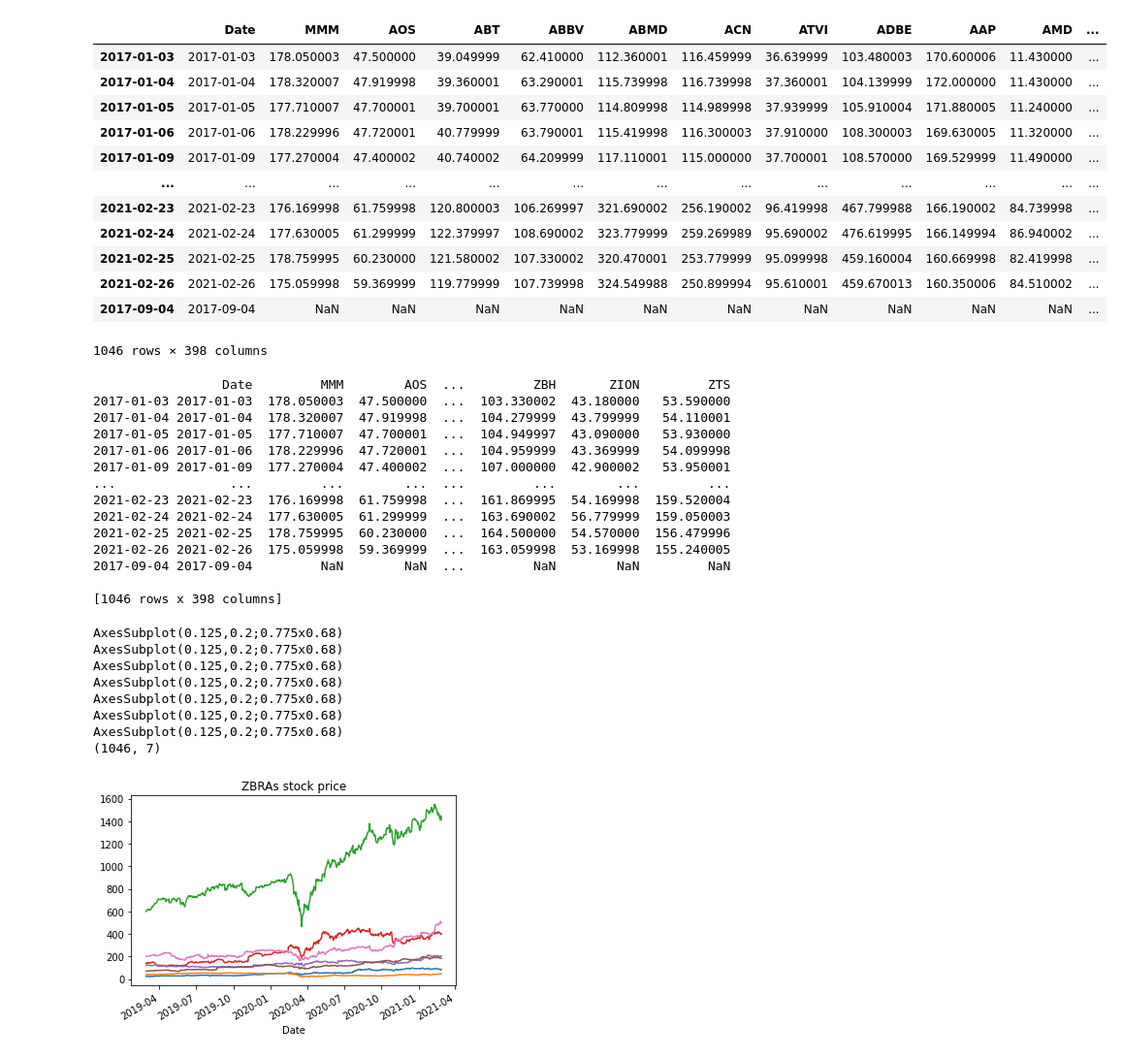
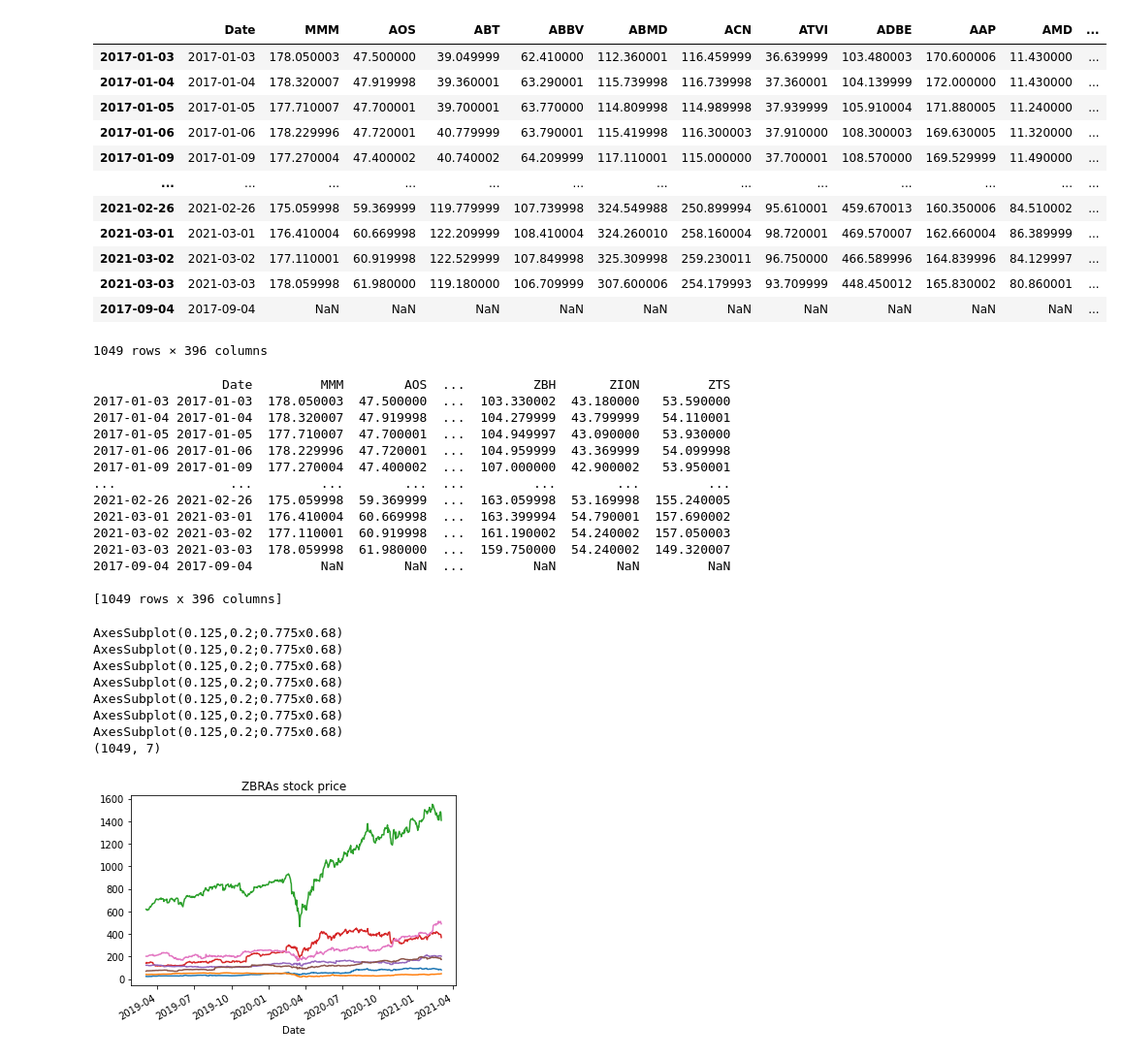
Before and after one commit to xanasa14/Finances, a Jupyter notebook: DownloadingDataYahooFinance.ipynb, the cells around one changed output. Shown: that part at 97% size. Saved outputs shown, nothing was run; the diff lists cells and outputs as text; code cells hidden in the pictures.

```diff
--- a/DownloadingDataYahooFinance.ipynb
+++ b/DownloadingDataYahooFinance.ipynb
@@ -31,10 +31,10 @@ from yahoofinancials import YahooFinancials
 #startDate = "2018-01-02"
 startDate = "2017-01-01"
 
-endDate = "2021-02-27"
+endDate = "2021-03-05"
 companies = [
 'MMM', 'AOS', 'ABT', 'ABBV', 'ABMD', 'ACN', 'ATVI', 'ADBE', 'AAP', 'AMD', 'AES', 'AFL', 'A', 'APD', 'AKAM', 'ALK', 'ALB',
-'ARE', 'ALXN', 'ALGN', 'ALLE', 'LNT', 'ALL',  'GOOGL', 'MO', 'AMZN', 'AMCR', 'AEE', 'AAL', 'AEP', 'AXP', 'AIG', 'AMT', 'AWK', 'AMP', 'ABC', 'AME',
+'ARE', 'ALXN', 'ALGN', 'ALLE', 'LNT', 'ALL',  'GOOGL', 'MO', 'AMZN', 'AMCR', 'AEE', 'AAL', 'AEP', 'AXP', 'AIG', 'AMT', 'AWK', 'AMP', 'AME',
 'AMGN', 'APH', 'ADI', 'ANSS', 'ANTM', 'AON','APA', 'AAPL', 'AMAT', 'APTV', 'ADM', 'ANET', 'AJG', 'AIZ', 'ATO', 'ADSK', 'ADP', 'AZO', 'AVB', 'AVY',
 'BKR', 'BLL', 'BAC', 'BAX', 'BDX', 'BBY', 'BIO', 'BIIB','BLK', 'BA', 'BKNG', 'BWA', 'BXP', 'BSX', 'BMY', 'AVGO', 'BR', 'CHRW', 'COG', 'CDNS',
 'CPB', 'COF', 'CAH', 'KMX', 'CCL', 'CAT', 'CBOE', 'CBRE', 'CDW', 'CE', 'CNC', 'CNP', 'LUMN','CERN','CF','SCHW', 'CHTR', 'CVX', 'CMG', 'CB',
@@ -50,8 +50,8 @@ companies = [
 'OXY','ODFL','OMC','OKE','ORCL', 'PCAR', 'PKG', 'PH', 'PAYX', 'PAYC', 'PYPL', 'PNR', 'PBCT', 'PEP', 'PKI','PRGO','PFE','PM','PSX','PNW','PXD',
 'PNC','PPG','PPL','PFG','PG','PGR','PLD','PEG','PSA','PHM','PVH','QRVO','QCOM','PWR', 'DGX', 'RL', 'RJF', 'SLG', 'SNA', 'SO','LUV','SWK','SBUX',
 'STT','STE','SYK','SIVB','SYF','SNPS','SYY','TMUS','TROW','TTWO', 'TPR', 'TGT', 'TEL', 'FTI','TDY','TFX','TXN','TXT','TDG','TFC','TWTR','TYL',
-'TSN', 'USB', 'UDR', 'ULTA', 'UNP', 'UAL', 'UNH', 'UPS', 'URI', 'UHS', 'UNM', 'VLO', 'VAR', 'VTR', 'VRSN','VRSK','VZ','VRTX','VFC','V','VNO',
-'VMC', 'WRB', 'WAB', 'WBA', 'WMT', 'WM', 'WAT', 'WEC', 'WFC', 'WELL', 'WST', 'WDC', 'W', 'WRK', 'WY', 'WHR', 'WMB', 'WLTW', 'WYNN', 'XEL',
+'TSN', 'USB', 'UDR', 'UL', 'UNP', 'UAL', 'UNH', 'UPS', 'URI', 'UHS', 'UNM', 'VLO', 'VAR', 'VTR', 'VRSN','VRSK','VZ','VRTX','VFC','V','VNO',
+'VMC', 'WRB', 'WAB', 'WBA', 'WMT', 'WM', 'WAT', 'WEC', 'WFC', 'WELL', 'WST', 'WDC', 'W', 'WY', 'WHR', 'WMB', 'WLTW', 'WYNN', 'XEL',
 'XRX', 'XLNX', 'XYL', 'YUM', 'ZBRA', 'ZBH', 'ZION', 'ZTS'
 ]
 
@@ -61,39 +61,39 @@ for company in companies:
                       start=startDate,
                       end=endDate,
                       progress=False)
   tsla_df = tsla_df.drop(columns=['Open', 'High','Low', 'Volume',"Adj Close"])
   tsla_df = tsla_df.rename(columns={'Close': company})
   tmp = tsla_df[str(company)]
 
   finalData = finalData.append(tmp, ignore_index=True)
 finalData
 finalData = finalData.T # or df2.transpose()
 for i in range(len(companies)):
   finalData = finalData.rename(columns={i: companies[i]})
 
 
 
 
 finalData['Date'] = finalData.index
 col_name="Date"
 first_col = finalData.pop(col_name)
 finalData.insert(0, col_name, first_col)
 finalData.to_csv('/content/drive/MyDrive/YahooData/YahooFinanceData.csv', index = False, header=True)
 finalData
 # %% [output]
 |  | Date | MMM | AOS | ABT | ABBV | ABMD | ACN | ATVI | ADBE | AAP | AMD | ... |
 | 2017-01-03 | 2017-01-03 | 178.050003 | 47.500000 | 39.049999 | 62.410000 | 112.360001 | 116.459999 | 36.639999 | 103.480003 | 170.600006 | 11.430000 | ... |
 | 2017-01-04 | 2017-01-04 | 178.320007 | 47.919998 | 39.360001 | 63.290001 | 115.739998 | 116.739998 | 37.360001 | 104.139999 | 172.000000 | 11.430000 | ... |
 | 2017-01-05 | 2017-01-05 | 177.710007 | 47.700001 | 39.700001 | 63.770000 | 114.809998 | 114.989998 | 37.939999 | 105.910004 | 171.880005 | 11.240000 | ... |
 | 2017-01-06 | 2017-01-06 | 178.229996 | 47.720001 | 40.779999 | 63.790001 | 115.419998 | 116.300003 | 37.910000 | 108.300003 | 169.630005 | 11.320000 | ... |
 | 2017-01-09 | 2017-01-09 | 177.270004 | 47.400002 | 40.740002 | 64.209999 | 117.110001 | 115.000000 | 37.700001 | 108.570000 | 169.529999 | 11.490000 | ... |
 | ... | ... | ... | ... | ... | ... | ... | ... | ... | ... | ... | ... | ... |
-| 2021-02-23 | 2021-02-23 | 176.169998 | 61.759998 | 120.800003 | 106.269997 | 321.690002 | 256.190002 | 96.419998 | 467.799988 | 166.190002 | 84.739998 | ... |
-| 2021-02-24 | 2021-02-24 | 177.630005 | 61.299999 | 122.379997 | 108.690002 | 323.779999 | 259.269989 | 95.690002 | 476.619995 | 166.149994 | 86.940002 | ... |
-| 2021-02-25 | 2021-02-25 | 178.759995 | 60.230000 | 121.580002 | 107.330002 | 320.470001 | 253.779999 | 95.099998 | 459.160004 | 160.669998 | 82.419998 | ... |
 | 2021-02-26 | 2021-02-26 | 175.059998 | 59.369999 | 119.779999 | 107.739998 | 324.549988 | 250.899994 | 95.610001 | 459.670013 | 160.350006 | 84.510002 | ... |
+| 2021-03-01 | 2021-03-01 | 176.410004 | 60.669998 | 122.209999 | 108.410004 | 324.260010 | 258.160004 | 98.720001 | 469.570007 | 162.660004 | 86.389999 | ... |
+| 2021-03-02 | 2021-03-02 | 177.110001 | 60.919998 | 122.529999 | 107.849998 | 325.309998 | 259.230011 | 96.750000 | 466.589996 | 164.839996 | 84.129997 | ... |
+| 2021-03-03 | 2021-03-03 | 178.059998 | 61.980000 | 119.180000 | 106.709999 | 307.600006 | 254.179993 | 93.709999 | 448.450012 | 165.830002 | 80.860001 | ... |
 | 2017-09-04 | 2017-09-04 | NaN | NaN | NaN | NaN | NaN | NaN | NaN | NaN | NaN | NaN | ... |
-1046 rows × 398 columns
+1049 rows × 396 columns
 # %%
 #Check if any Columns have empty values(NAN)
 finalData.sort_values(by=['Date'])
@@ -107,13 +107,13 @@ print(finalData)
 2017-01-06 2017-01-06  178.229996  47.720001  ...  104.959999  43.369999   54.099998
 2017-01-09 2017-01-09  177.270004  47.400002  ...  107.000000  42.900002   53.950001
 ...               ...         ...        ...  ...         ...        ...         ...
-2021-02-23 2021-02-23  176.169998  61.759998  ...  161.869995  54.169998  159.520004
-2021-02-24 2021-02-24  177.630005  61.299999  ...  163.690002  56.779999  159.050003
-2021-02-25 2021-02-25  178.759995  60.230000  ...  164.500000  54.570000  156.479996
 2021-02-26 2021-02-26  175.059998  59.369999  ...  163.059998  53.169998  155.240005
+2021-03-01 2021-03-01  176.410004  60.669998  ...  163.399994  54.790001  157.690002
+2021-03-02 2021-03-02  177.110001  60.919998  ...  161.190002  54.240002  157.050003
+2021-03-03 2021-03-03  178.059998  61.980000  ...  159.750000  54.240002  149.320007
 2017-09-04 2017-09-04         NaN        NaN  ...         NaN        NaN         NaN
 
-[1046 rows x 398 columns]
+[1049 rows x 396 columns]
 # %%
 goodCompanies = ['AMD','AIG','CMG','DXCM','LLY','TGT','ZBRA']
 for company in goodCompanies[:len(goodCompanies)]:
@@ -131,7 +131,7 @@ AxesSubplot(0.125,0.2;0.775x0.68)
 AxesSubplot(0.125,0.2;0.775x0.68)
 AxesSubplot(0.125,0.2;0.775x0.68)
 AxesSubplot(0.125,0.2;0.775x0.68)
-(1046, 7)
+(1049, 7)
 [figure]
 # %%
 import plotly.express as px
```
Also changed, not shown: parts of 3 cells of this notebook.
